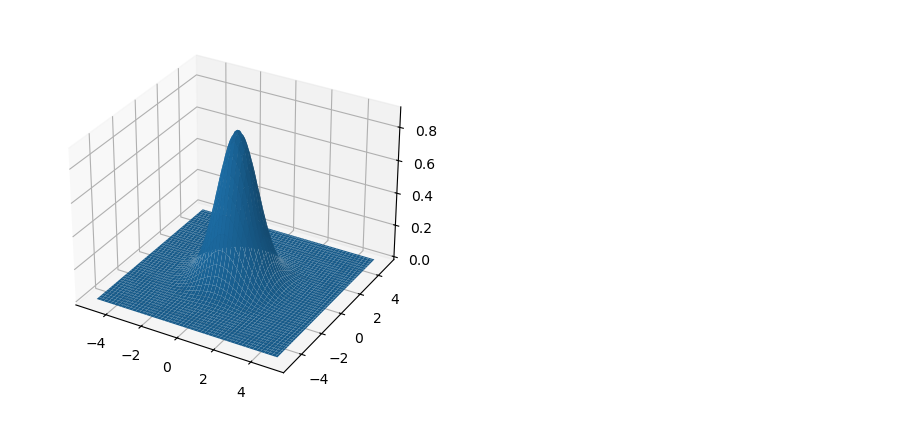
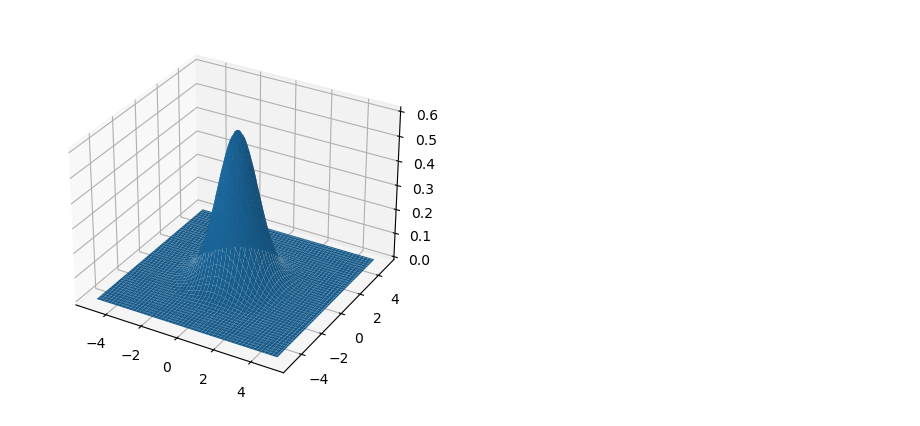
Before and after one commit to davidfobar/SCRAM, a Jupyter notebook: MINES-Sim/pyTorch_model.ipynb, the cells around one changed output. Cells and saved outputs as stored; diff of their text form; code cells hidden in the pictures.

```diff
--- a/MINES-Sim/pyTorch_model.ipynb
+++ b/MINES-Sim/pyTorch_model.ipynb
@@ -1,29 +1,29 @@
 # %%
 # define a 2d gaussian function
 import numpy as np
 import matplotlib.pyplot as plt
 from mpl_toolkits.mplot3d import Axes3D
 
-decayConstant = 0.1
 
 #define a 2d gaussian function that decays exponentially as a function of time
 def gaussian_t(x, y, x0, y0, sigma, t):
+    decayConstant = 0.5
     return np.exp(-((x-x0)**2 + (y-y0)**2)/(2*sigma**2)) * np.exp(-decayConstant*t)
 
 # define a grid between -5 and 5 (representing km)
 x = np.linspace(-5, 5, 100)
 
 # create a meshgrid
 X, Y = np.meshgrid(x, x)
 
 # create the 2d gaussian
 Z = gaussian_t(X, Y, 0, 0, 1, 1)
 
 # plot the 2d gaussian
 fig = plt.figure()
 ax = fig.add_subplot(111, projection='3d')
 ax.plot_surface(X, Y, Z)
 plt.show()
 # %% [output]
-[figure, old version]
+[figure, new version]
 # %%
```
Also changed, not shown: parts of 2 cells of this notebook.
